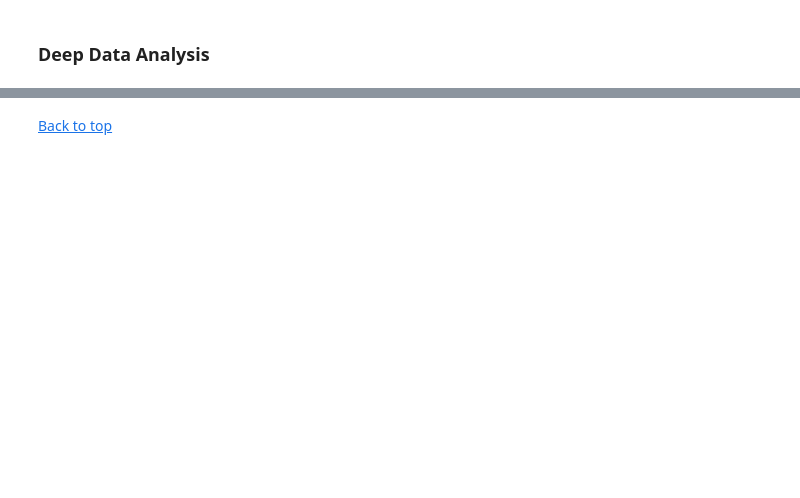
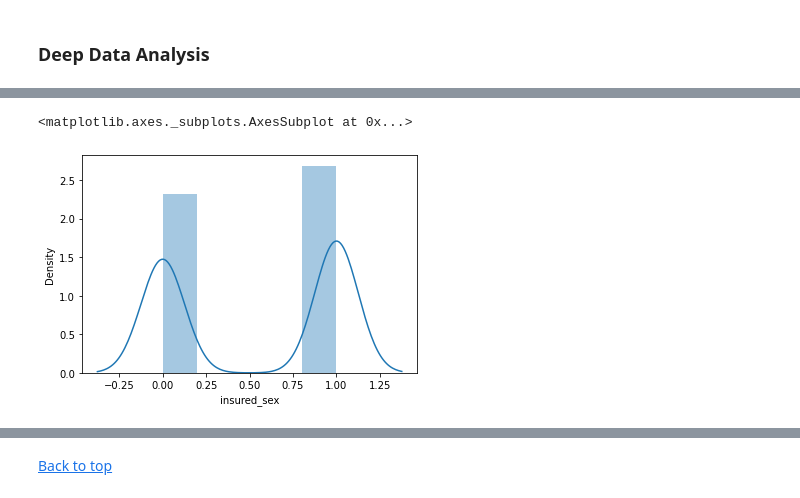
Before and after one commit to AhmedAman94/Predict-Fruad_Insurance, a Jupyter notebook: Development/1_EDA_Preprocessing.ipynb, the cells around one changed output, grey strips where cells are left out. Saved outputs shown, nothing was run; the diff lists cells and outputs as text; code cells hidden in the pictures; blank space fills up the shorter version.

```diff
--- a/Development/1_EDA_Preprocessing.ipynb
+++ b/Development/1_EDA_Preprocessing.ipynb
@@ -263,0 +280,5 @@ print(y.shape)
+# %%
+sns.distplot(x['insured_sex'])
+# %% [output]
+<matplotlib.axes._subplots.AxesSubplot at 0x...>
+[figure, added]
```
Also changed, not shown: parts of 17 cells of this notebook, 4 other files.
